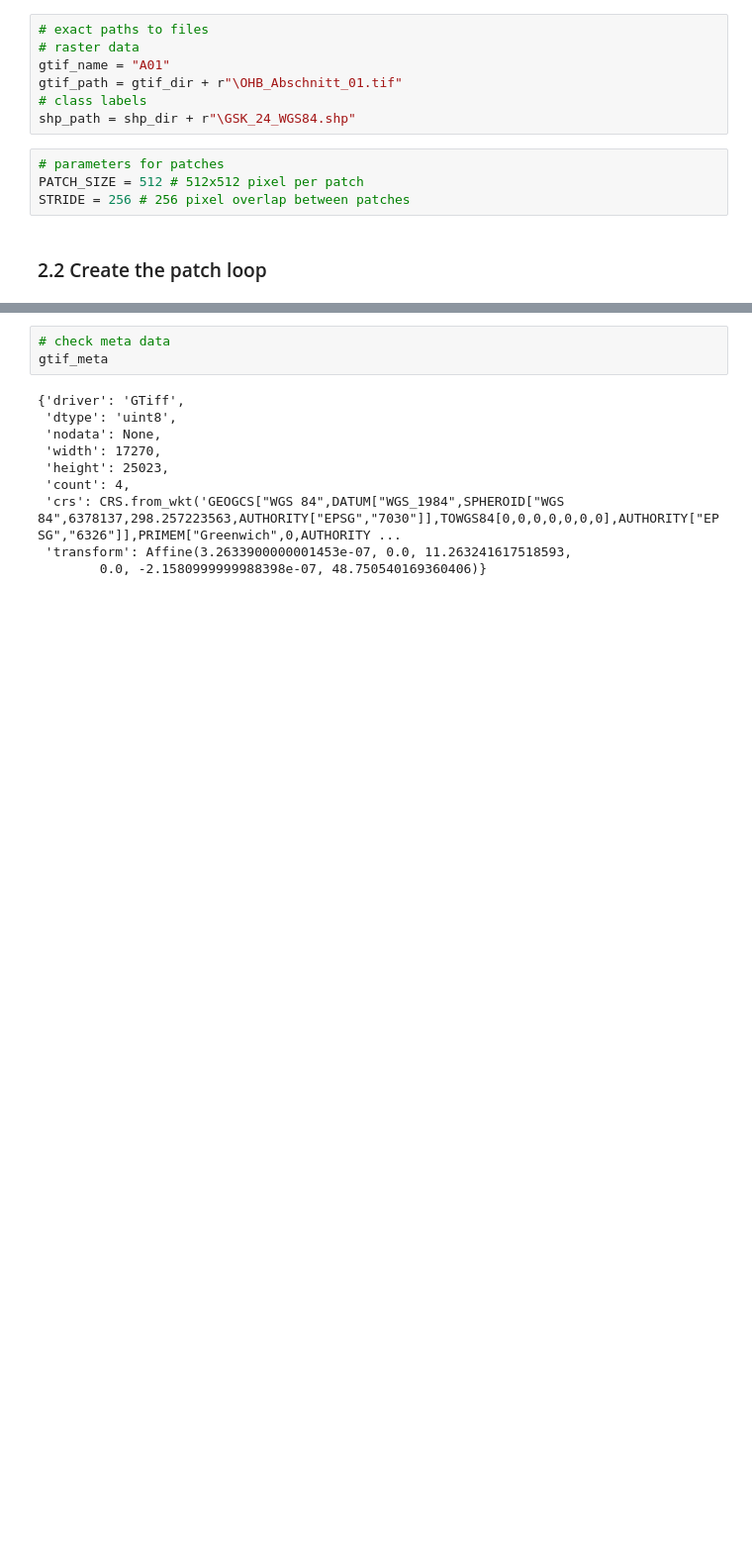
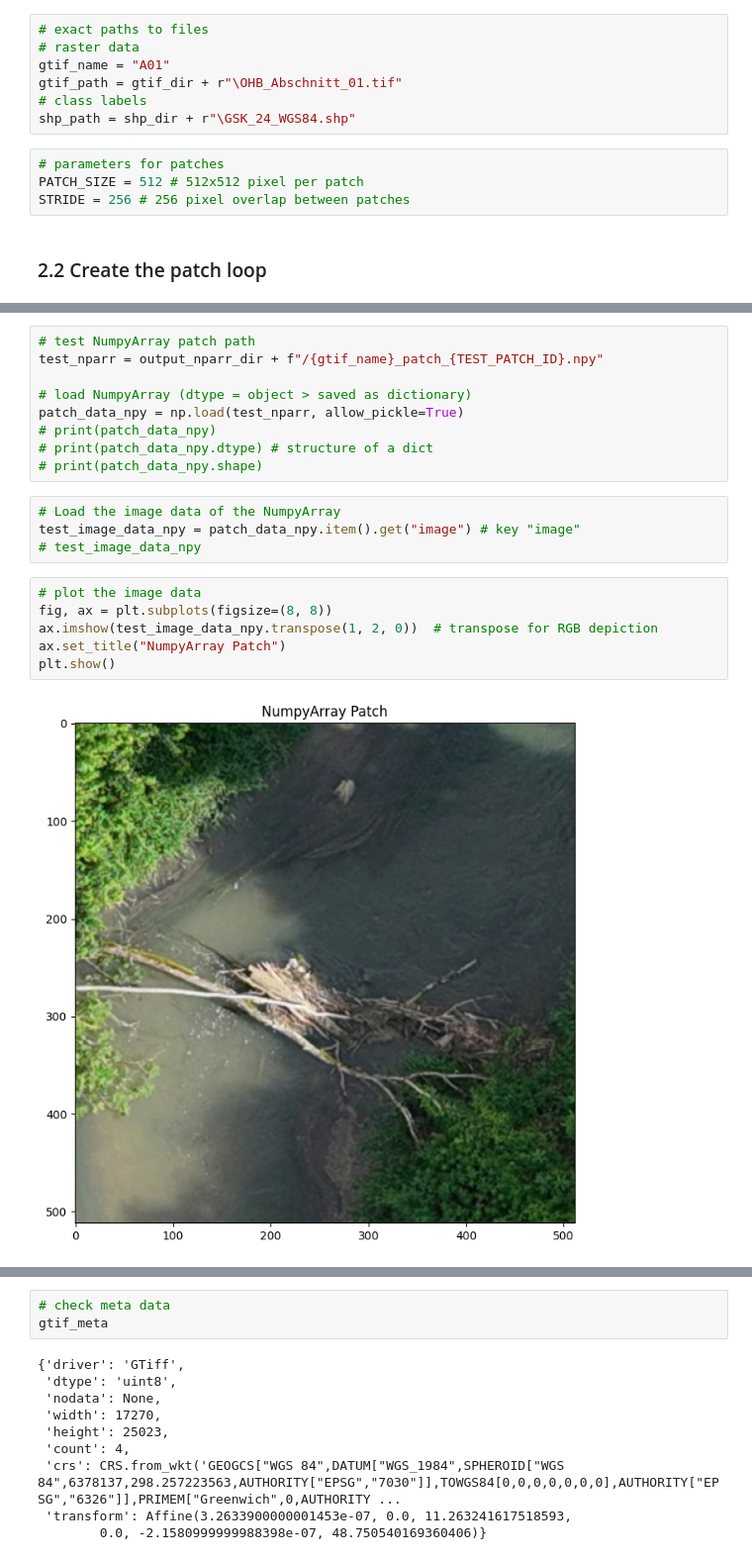
Before and after one commit to hiebschi/MoSE, a Jupyter notebook: preprocessing/preprocessing_data.ipynb, the cells around one changed output, grey strips where cells are left out. Shown at 99% size. Cells and saved outputs as stored; diff of their text form; blank space fills up the shorter version.

```diff
--- a/preprocessing/preprocessing_data.ipynb
+++ b/preprocessing/preprocessing_data.ipynb
@@ -144,0 +220,21 @@ print(f"{patch_id} Patches wurden erstellt und gespeichert in {output_gtif_dir}.
+# %%
+# test NumpyArray patch path
+test_nparr = output_nparr_dir + f"/{gtif_name}_patch_{TEST_PATCH_ID}.npy"
+
+# load NumpyArray (dtype = object > saved as dictionary)
+patch_data_npy = np.load(test_nparr, allow_pickle=True)
+# print(patch_data_npy)
+# print(patch_data_npy.dtype) # structure of a dict
+# print(patch_data_npy.shape)
+# %%
+# Load the image data of the NumpyArray
+test_image_data_npy = patch_data_npy.item().get("image") # key "image"
+# test_image_data_npy
+# %%
+# plot the image data
+fig, ax = plt.subplots(figsize=(8, 8))
+ax.imshow(test_image_data_npy.transpose(1, 2, 0))  # transpose for RGB depiction
+ax.set_title("NumpyArray Patch")
+plt.show()
+# %% [output]
+[figure, added]
```
Also changed, not shown: parts of 18 cells of this notebook, 1 other file.
